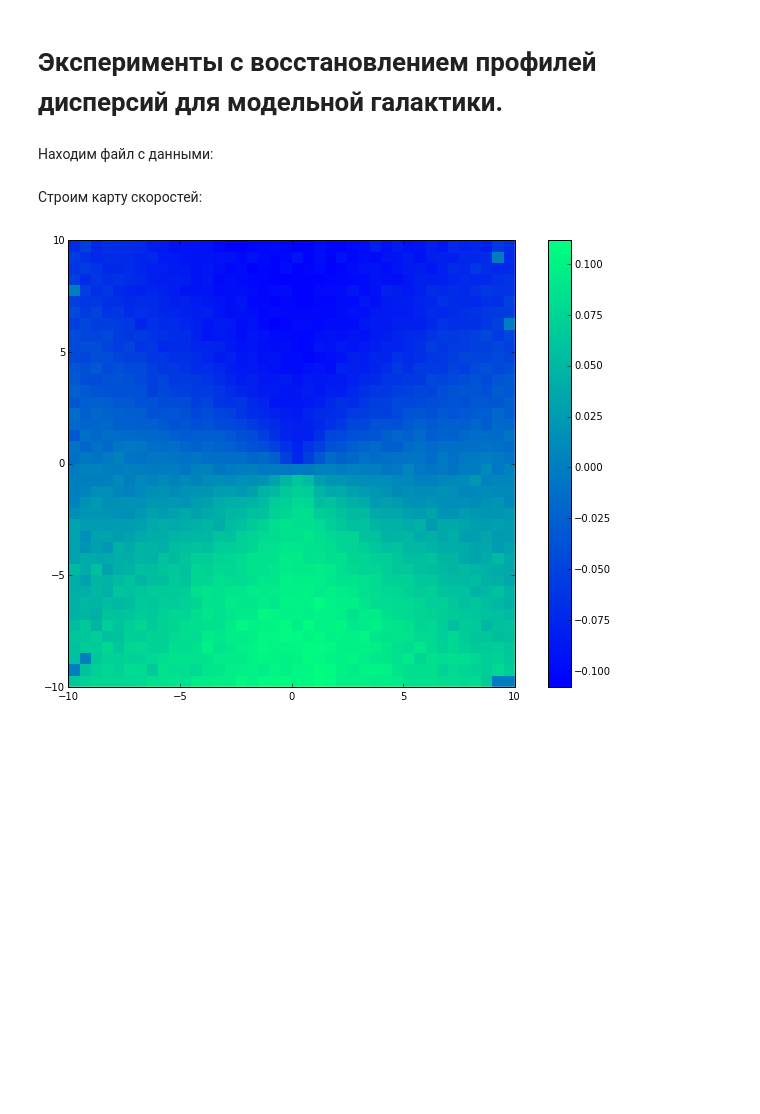
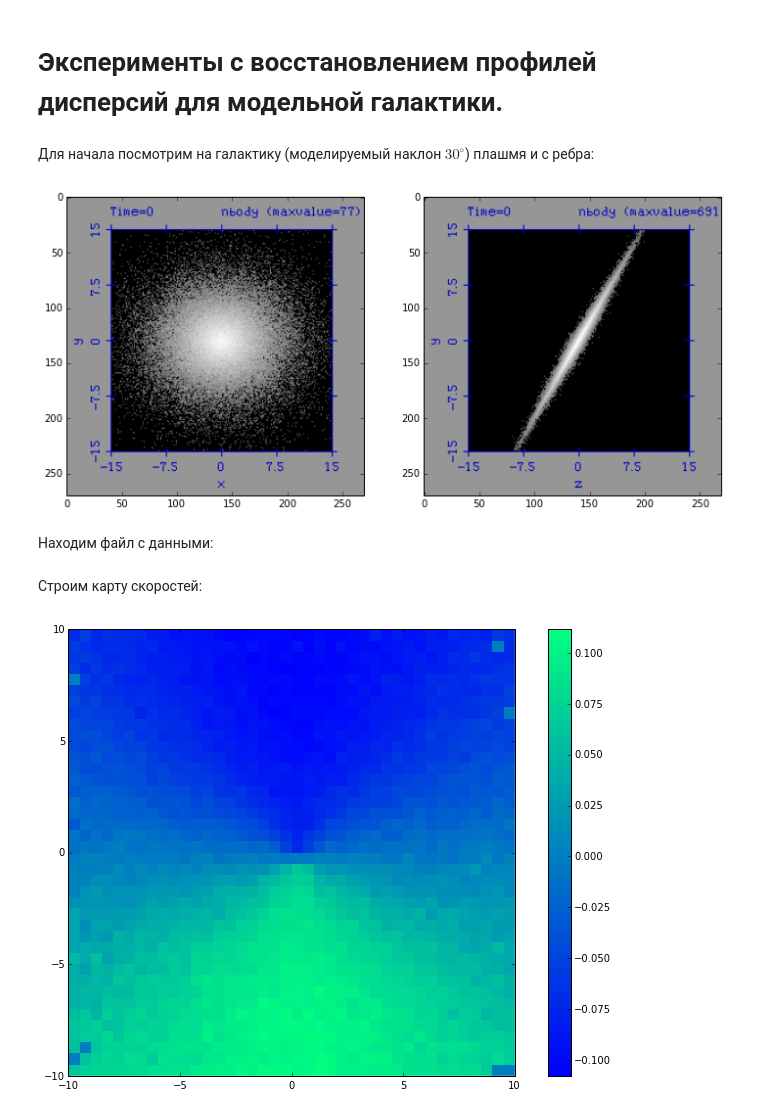
Before and after one commit to Amarchuk/2FInstability, a Jupyter notebook: notebooks/2FI Model galaxy.ipynb, the cells around one changed output. Drawn from its saved outputs; the diff is of its cells as text; code cells hidden in the pictures; blank space fills up the shorter version.

```diff
--- a/notebooks/2FI Model galaxy.ipynb
+++ b/notebooks/2FI Model galaxy.ipynb
@@ -8,6 +8,17 @@ from math import *
 #Размер изображений
 import matplotlib.pylab as pylab
 pylab.rcParams['figure.figsize'] = 12, 8
+# %% [markdown]
+Для начала посмотрим на галактику (моделируемый наклон $30^{\circ}$) плашмя и с ребра:
+# %%
+import Image
+
+fig, subplot = subplots(1, 2)
+subplot[0].imshow(np.asarray(Image.open("C:\\science\\2FInstability\\data\\model\\1\\rot30\\xy_plot0.png")))
+subplot[1].imshow(np.asarray(Image.open("C:\\science\\2FInstability\\data\\model\\1\\rot30\\zy_plot0.png")))
+plt.show()
+# %% [output]
+[figure, added]
 # %% [markdown]
 Находим файл с данными:
 # %%
```
Also changed, not shown: parts of 14 cells of this notebook.
